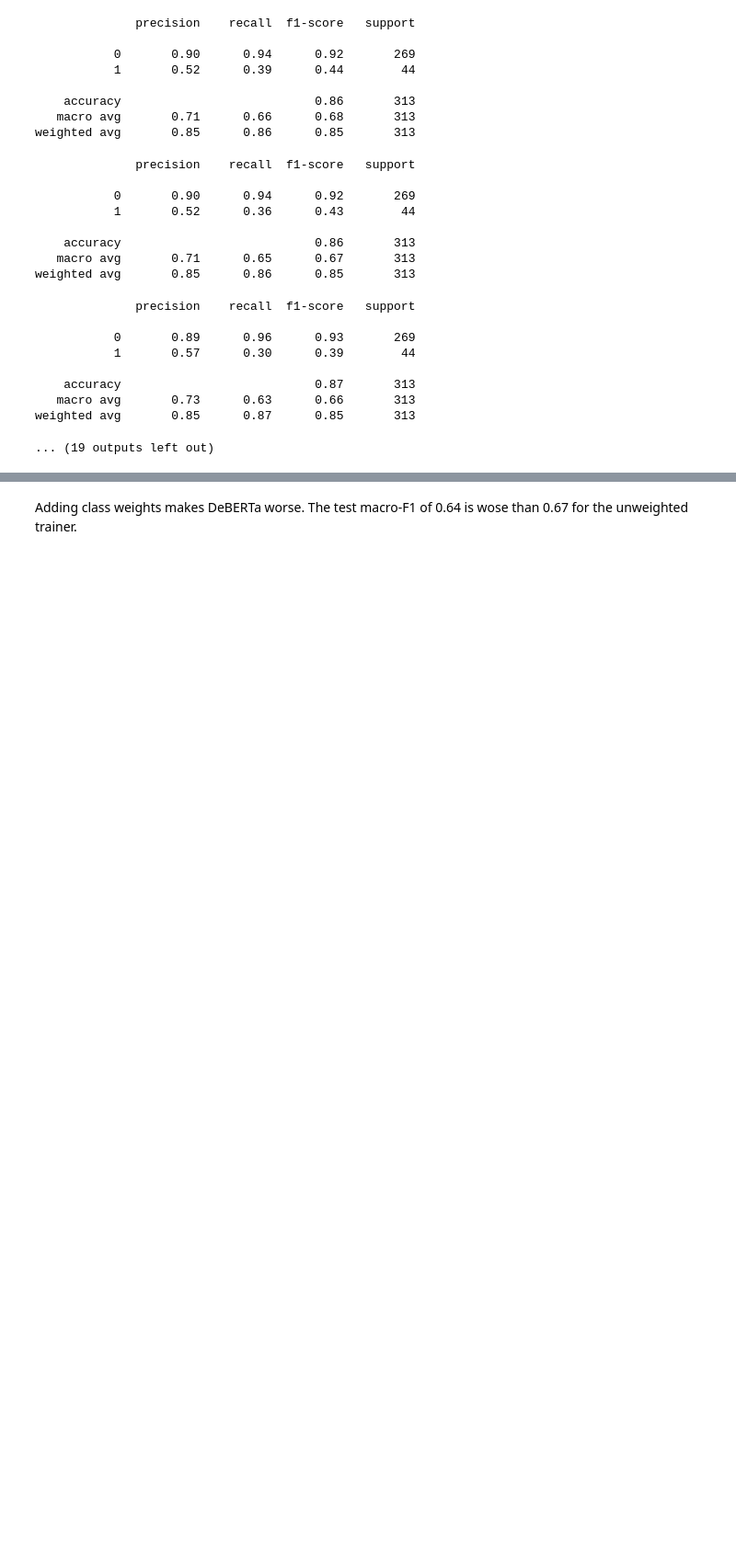
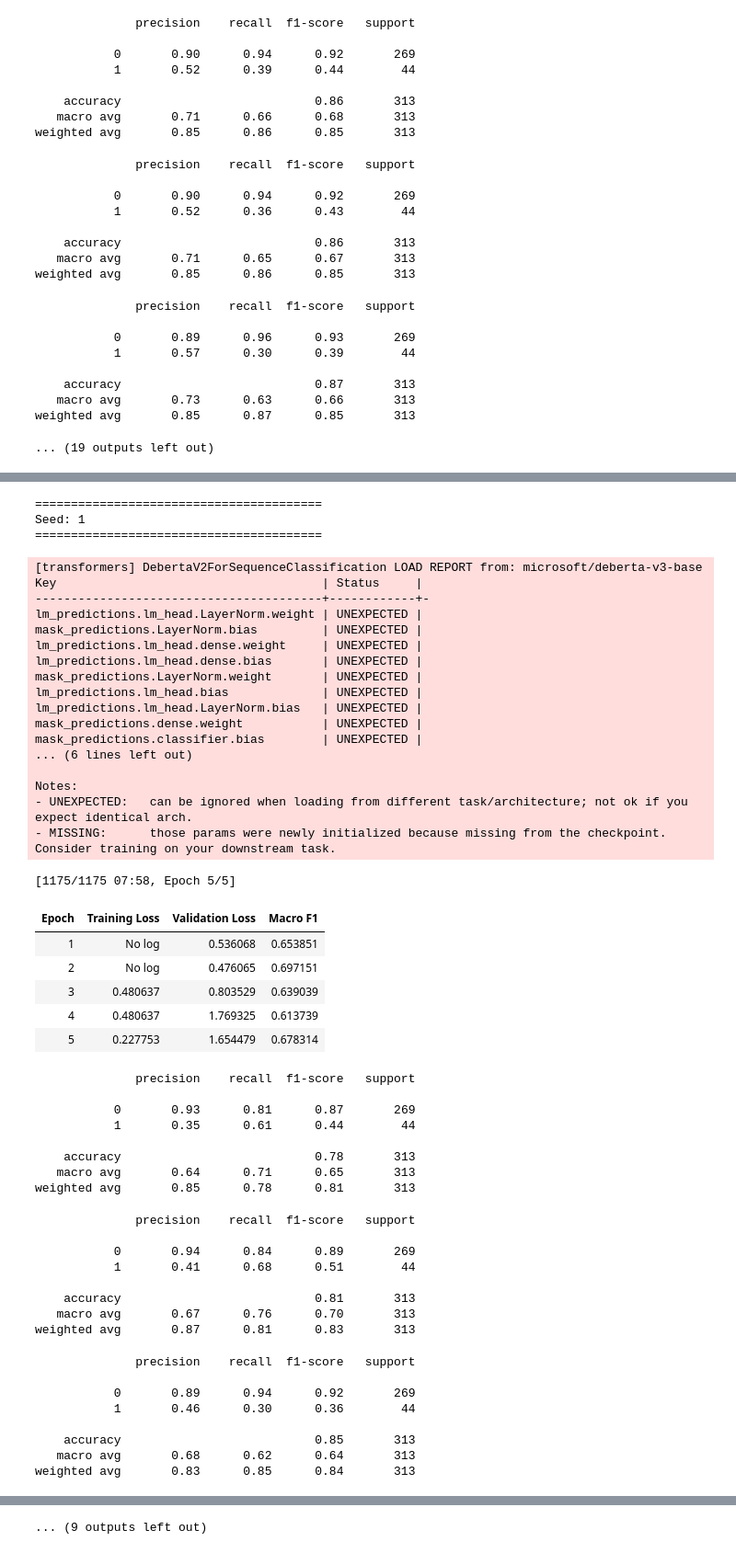
Before and after one commit to berkinksk/cross-dialect-sarcasm-detection, a Jupyter notebook: NLP_Baseline_SVM_and_RoBERTa_and_DeBERTa.ipynb, the cells around one changed output, grey strips where cells are left out. Shown at 92% size. Saved outputs shown, nothing was run; the diff lists cells and outputs as text; code cells hidden in the pictures; blank space fills up the shorter version.

```diff
--- a/NLP_Baseline_SVM_and_RoBERTa_and_DeBERTa.ipynb
+++ b/NLP_Baseline_SVM_and_RoBERTa_and_DeBERTa.ipynb
@@ -2352,6 +2472,19 @@ NameError: name 'DeBERTaWeightedTrainer' is not defined
 # %%
+from torch import nn
+import torch
 from sklearn.metrics import f1_score
 import numpy as np
+
+class DeBERTaWeightedTrainer(Trainer):
+    def compute_loss(self, model, inputs, return_outputs=False, **kwargs):
+        labels = inputs.pop("labels")
+        outputs = model(**inputs)
+        logits = outputs.logits
+        sarcasm_ratio = len(training_dataframe[training_dataframe['Sarcasm']==0]) / len(training_dataframe[training_dataframe['Sarcasm']==1])
+        weight = torch.tensor([1.0, sarcasm_ratio]).to(logits.device)
+        loss_fn = nn.CrossEntropyLoss(weight=weight)
+        loss = loss_fn(logits, labels)
+        return (loss, outputs) if return_outputs else loss
 
 sarcasm_scores = []
 for seed in [1, 2]:
@@ -2366,30 +2499,82 @@ for seed in [1, 2]:
 
     training_args_seed = TrainingArguments(
         output_dir=f'./results/seed_{seed}',
         num_train_epochs=5,
         seed=seed,
         learning_rate=2e-5,
         per_device_train_batch_size=16,
         per_device_eval_batch_size=32,
         eval_strategy='epoch',
         save_strategy='epoch',
         load_best_model_at_end=True,
         metric_for_best_model='macro_f1',
         save_total_limit=1,
     )
 
     trainer_sarcasm = DeBERTaWeightedTrainer(
         model=sarcasm_model,
         args=training_args_seed,
         train_dataset=train_sarcasm,
         eval_dataset=val_sarcasm,
         compute_metrics=compute_metrics,
     )
     trainer_sarcasm.train()
     predictions_sarcasm = trainer_sarcasm.predict(test_sarcasm)
     preds = np.argmax(predictions_sarcasm.predictions, axis=-1)
     score = f1_score(test_sarcasm['labels'], preds, average='macro')
     sarcasm_scores.append(score)
     print(f"Seed {seed} Macro-F1: {score:.4f}")
 
 print(f"\nDeBERTa WeightedTrainer (lr=2e-5) Sarcasm: {np.mean(sarcasm_scores):.4f} ± {np.std(sarcasm_scores):.4f}")
+# %% [output]
+========================================
+Seed: 1
+========================================
+[transformers] DebertaV2ForSequenceClassification LOAD REPORT from: microsoft/deberta-v3-base
+Key                                     | Status     |
+----------------------------------------+------------+-
+lm_predictions.lm_head.LayerNorm.weight | UNEXPECTED |
+mask_predictions.LayerNorm.bias         | UNEXPECTED |
+lm_predictions.lm_head.dense.weight     | UNEXPECTED |
+lm_predictions.lm_head.dense.bias       | UNEXPECTED |
+mask_predictions.LayerNorm.weight       | UNEXPECTED |
+lm_predictions.lm_head.bias             | UNEXPECTED |
+lm_predictions.lm_head.LayerNorm.bias   | UNEXPECTED |
+mask_predictions.dense.weight           | UNEXPECTED |
+mask_predictions.classifier.bias        | UNEXPECTED |
+... (6 lines left out)
+
+Notes:
+- UNEXPECTED:   can be ignored when loading from different task/architecture; not ok if you expect identical arch.
+- MISSING:      those params were newly initialized because missing from the checkpoint. Consider training on your downstream task.
+[1175/1175 07:58, Epoch 5/5]
+| Epoch | Training Loss | Validation Loss | Macro F1 |
+| 1 | No log | 0.536068 | 0.653851 |
+| 2 | No log | 0.476065 | 0.697151 |
+| 3 | 0.480637 | 0.803529 | 0.639039 |
+| 4 | 0.480637 | 1.769325 | 0.613739 |
+| 5 | 0.227753 | 1.654479 | 0.678314 |
+              precision    recall  f1-score   support
+
+           0       0.93      0.81      0.87       269
+           1       0.35      0.61      0.44        44
+
+    accuracy                           0.78       313
+   macro avg       0.64      0.71      0.65       313
+weighted avg       0.85      0.78      0.81       313
+              precision    recall  f1-score   support
+
+           0       0.94      0.84      0.89       269
+           1       0.41      0.68      0.51        44
+
+    accuracy                           0.81       313
+   macro avg       0.67      0.76      0.70       313
+weighted avg       0.87      0.81      0.83       313
+              precision    recall  f1-score   support
+
+           0       0.89      0.94      0.92       269
+           1       0.46      0.30      0.36        44
+
+    accuracy                           0.85       313
+   macro avg       0.68      0.62      0.64       313
+weighted avg       0.83      0.85      0.84       313
@@ -2396,2 +2629 @@ print(f"\nDeBERTa WeightedTrainer (lr=2e-5) Sarcasm: {np.mean(sarcasm_scores):.4
+... (9 outputs left out)
-# %% [markdown]
-Adding class weights makes DeBERTa worse. The test macro-F1 of 0.64 is wose than 0.67 for the unweighted trainer.
```
Also changed, not shown: parts of 9 cells of this notebook.
